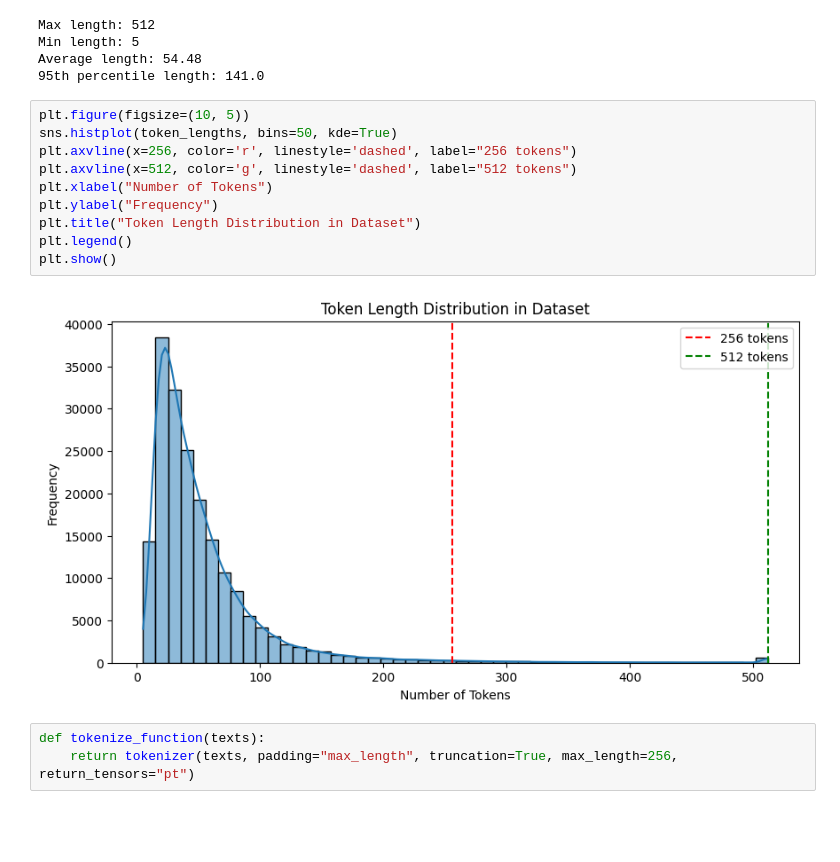
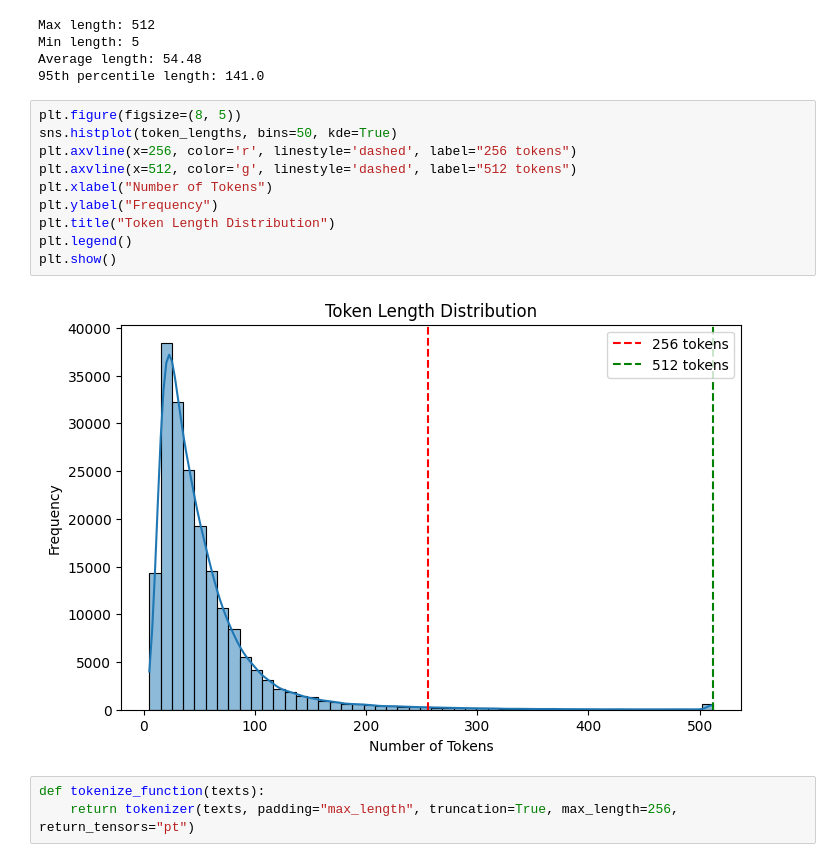
Before and after one commit to yuxianzuo/NLP_Kaggle, a Jupyter notebook: text_classifier.ipynb, the cells around one changed output. Drawn from its saved outputs; the diff is of its cells as text; blank space fills up the shorter version.

```diff
--- a/text_classifier.ipynb
+++ b/text_classifier.ipynb
@@ -252,17 +268,17 @@ Min length: 5
 Average length: 54.48
 95th percentile length: 141.0
 # %%
-plt.figure(figsize=(10, 5))
+plt.figure(figsize=(8, 5))
 sns.histplot(token_lengths, bins=50, kde=True)
 plt.axvline(x=256, color='r', linestyle='dashed', label="256 tokens")
 plt.axvline(x=512, color='g', linestyle='dashed', label="512 tokens")
 plt.xlabel("Number of Tokens")
 plt.ylabel("Frequency")
-plt.title("Token Length Distribution in Dataset")
+plt.title("Token Length Distribution")
 plt.legend()
 plt.show()
 # %% [output]
-[figure, old version]
+[figure, new version]
 # %%
 def tokenize_function(texts):
     return tokenizer(texts, padding="max_length", truncation=True, max_length=256, return_tensors="pt")
```
Also changed, not shown: parts of 2 cells of this notebook.
